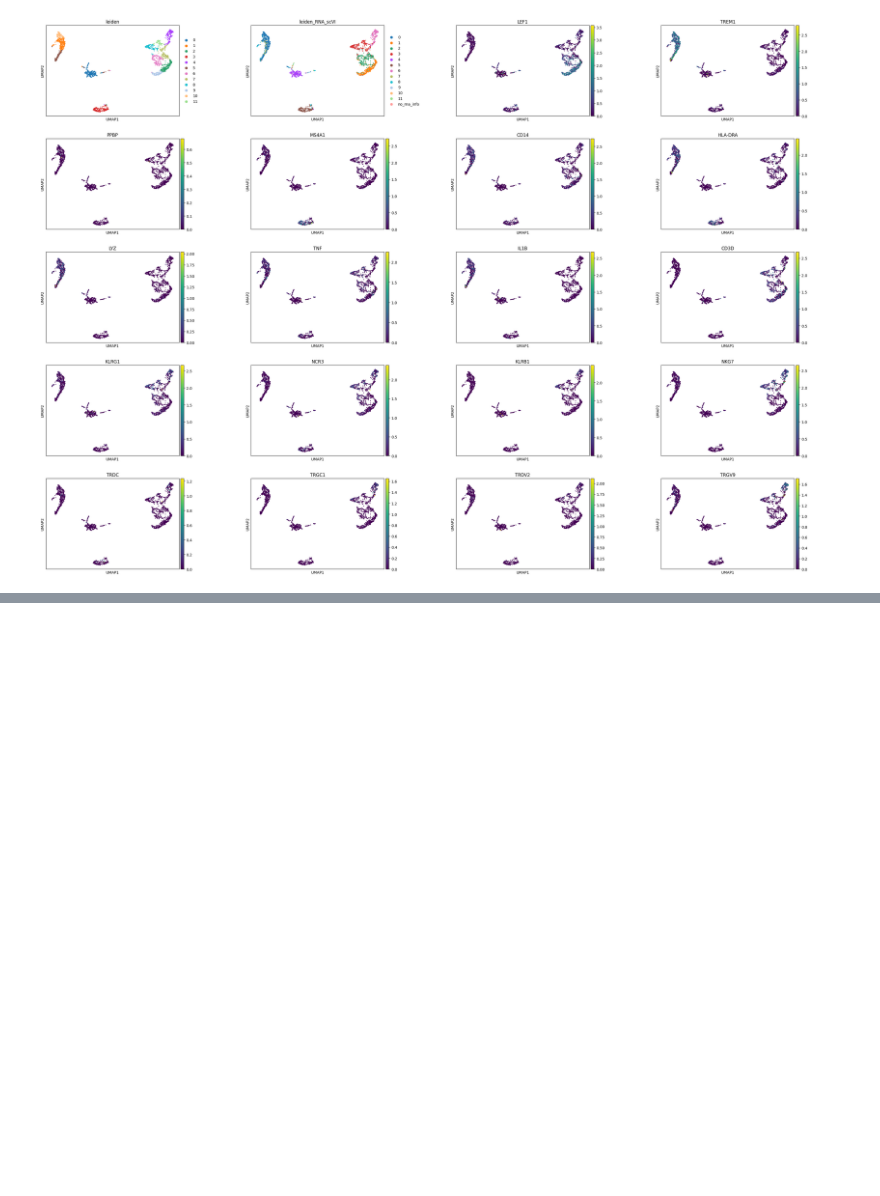
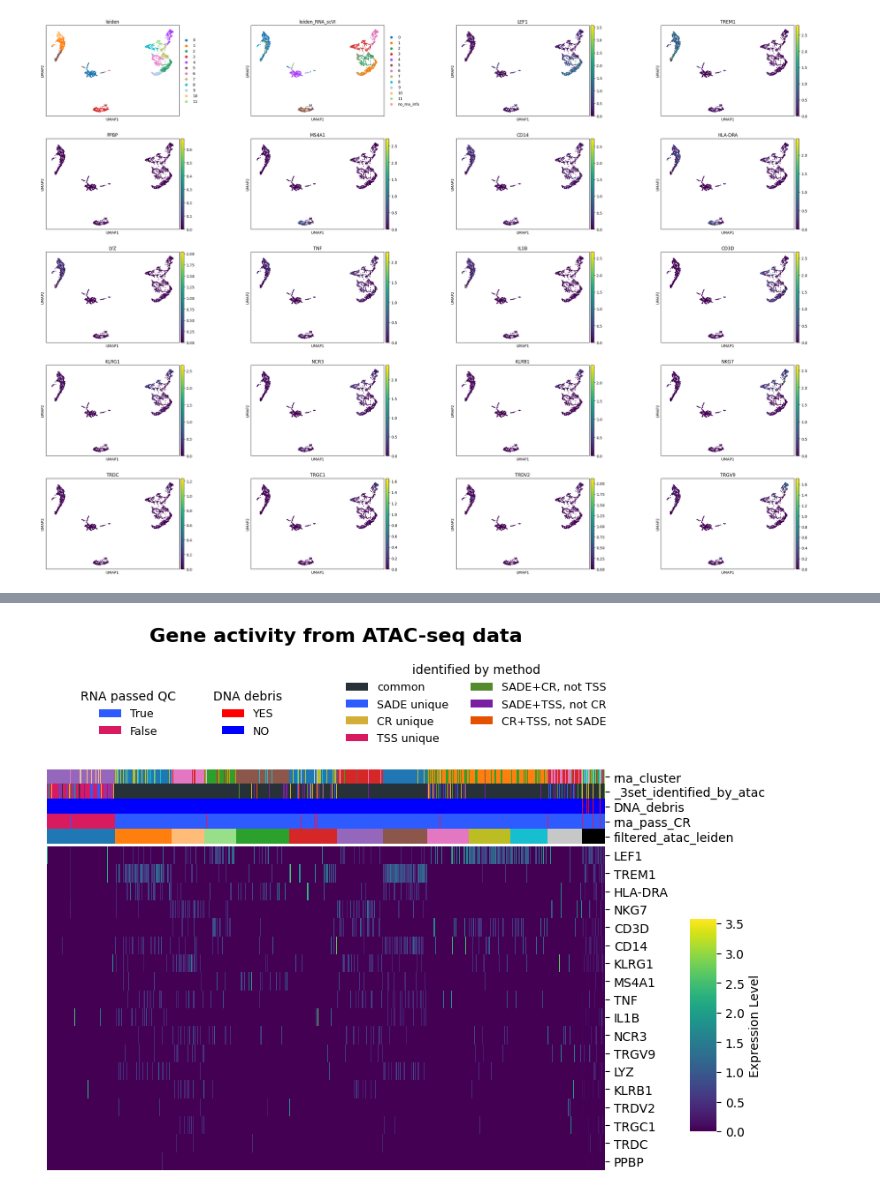
Before and after one commit to streetslab/SADE, a Jupyter notebook: EDA/pbmc_snapatac_p2.ipynb, the cells around one changed output, grey strips where cells are left out. Cells and saved outputs as stored; diff of their text form; code cells hidden in the pictures; blank space fills up the shorter version.

```diff
--- a/EDA/pbmc_snapatac_p2.ipynb
+++ b/EDA/pbmc_snapatac_p2.ipynb
@@ -363,0 +168,5 @@ distinguishable_colors = ['#1f77b4',
+# %%
+marker_genes_redor = ['LYZ', 'HLA-DRA', 'LEF1', 'NKG7','CD3D', 'MS4A1',
+
+                      'CD14', 'TREM1', 'KLRB1', 'KLRG1', 'TRDC', 'TRGC1', 'NCR3', 'IL1B',
+                      'TRGV9', 'TNF', 'PPBP', 'TRDV2', ]
@@ -363,0 +181,94 @@ distinguishable_colors = ['#1f77b4',
+# %%
+gene_matrix.obs['filtered_leiden'] = gene_matrix.obs.index.map(data_filter.obs['filtered_leiden']).fillna('debrisOdoublets')
+# %%
+# heatmap
+# rows being markergens
+# columns-1 being leiden clusters
+# columns-2 being the 3-set classification (e.g. 2-set identified by ATAC SC, 2-set identified by ATAC ST, 3-set identified by ATAC)
+# columns-3 being pass CR preproessing or not
+
+colors_list = [ '#263238','#2E5BFF', "#D4AF37", '#D81B60', '#558B2F', '#7B1FA2', '#E65100']  # ,   '#94A3B8'
+unique_categories = ['common',  'SADE unique', 'CR unique', 'TSS unique',  'SADE+CR, not TSS', 'SADE+TSS, not CR', 'CR+TSS, not SADE', ]
+cat_colors_map = dict(zip(unique_categories, colors_list))
+
+pass_cr_map = {True: '#2E5BFF', False: '#D81B60'}
+dna_debris_map = {'YES': 'red', 'NO': 'blue'}
+
+filtered_leiden_colors_map = dict(zip( scanpy_cluster + ['debrisOdoublets'], scanpy_colors + ['black'],))
+
+data = gene_matrix[:, marker_genes_redor].X.toarray()
+df = pd.DataFrame(data, index=gene_matrix.obs.index, columns= marker_genes_redor).T
+
+#Create metadata for the columns
+metadata = gene_matrix.obs[['leiden_RNA_scVI', '_3set_identified_by_atac', 'DNA_debris', 'rna_pass_CR', 'leiden', 'filtered_leiden']].copy()
+
+cell_index = gene_matrix.obs['filtered_leiden'].sort_values().index
+
+
+col_colors = pd.DataFrame({
+    'rna_cluster': metadata['leiden_RNA_scVI'].map(scanpy_color_map),
+    '_3set_identified_by_atac': metadata['_3set_identified_by_atac'].map(cat_colors_map),
+    'DNA_debris': metadata['DNA_debris'].map(dna_debris_map),
+    'rna_pass_CR': metadata['rna_pass_CR'].map(pass_cr_map),
+    #'atac_leiden': metadata['leiden'].map(scanpy_color_map),
+    'filtered_atac_leiden': metadata['filtered_leiden'].map(filtered_leiden_colors_map),
+}, index=metadata.index)
+
+# 4. Plot the clustermap
+g = sns.clustermap(df.loc[:, cell_index], col_colors=col_colors.loc[cell_index], cmap='viridis', #cmap='seismic',
+                   figsize=(10, 6), col_cluster=False, xticklabels=False, row_cluster=True,
+                   cbar_pos=(0.9, 0.1, 0.03, 0.4), # Horizontal bar at bottom center
+                   cbar_kws={"orientation": "vertical", 'label': 'Expression Level'},
+                  )
+g.ax_row_dendrogram.set_visible(False) # Hide Row tree
+
+
+# Legend for 'rna_pass_CR'
+pass_cr_handles = [
+    Patch(facecolor=color, label=str(label))
+    for label, color in pass_cr_map.items()
+]
+g.fig.legend(
+    handles=pass_cr_handles,
+    title='RNA passed QC',
+    bbox_to_anchor=(0.2, 0.95),
+    loc='upper left',
+    frameon=False,
+    title_fontsize=10,
+    fontsize=9
+)
+# Legend for 'DNA_debris'
+dna_debris_handles = [
+    Patch(facecolor=color, label=str(label))
+    for label, color in dna_debris_map.items()
+]
+g.fig.legend(
+    handles=dna_debris_handles,
+    title='DNA debris',
+    bbox_to_anchor=(0.35, 0.95),
+    loc='upper left',
+    frameon=False,
+    title_fontsize=10,
+    fontsize=9
+)
+# legend for '_3set_identified_by_atac'
+atac_set_handles = [
+    Patch(facecolor=color, label=label)
+    for label, color in cat_colors_map.items()
+]
+g.fig.legend(
+    handles=atac_set_handles,
+    title='identified by method',
+    bbox_to_anchor=(0.5, 1),
+    loc='upper left',
+    frameon=False,
+    title_fontsize=10,
+    fontsize=9,
+    ncol=2
+)
+
+g.fig.suptitle('Gene activity from ATAC-seq data',
+               fontsize=16,
+               fontweight='bold',
+               y=1.05) #
+# %% [output]
@@ -363,0 +276 @@ distinguishable_colors = ['#1f77b4',
+[figure, added]
```
Also changed, not shown: parts of 38 cells of this notebook, 4 other files.
